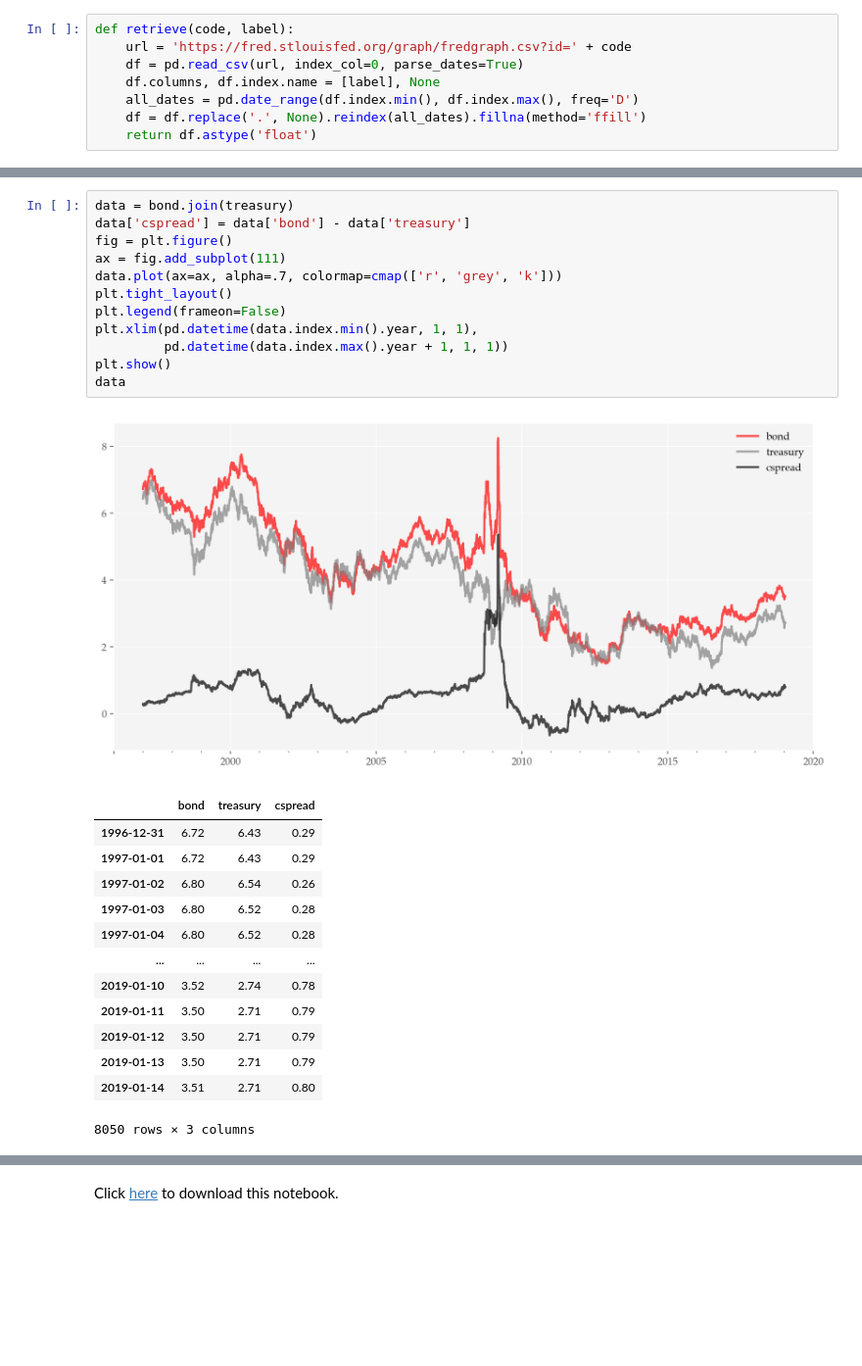
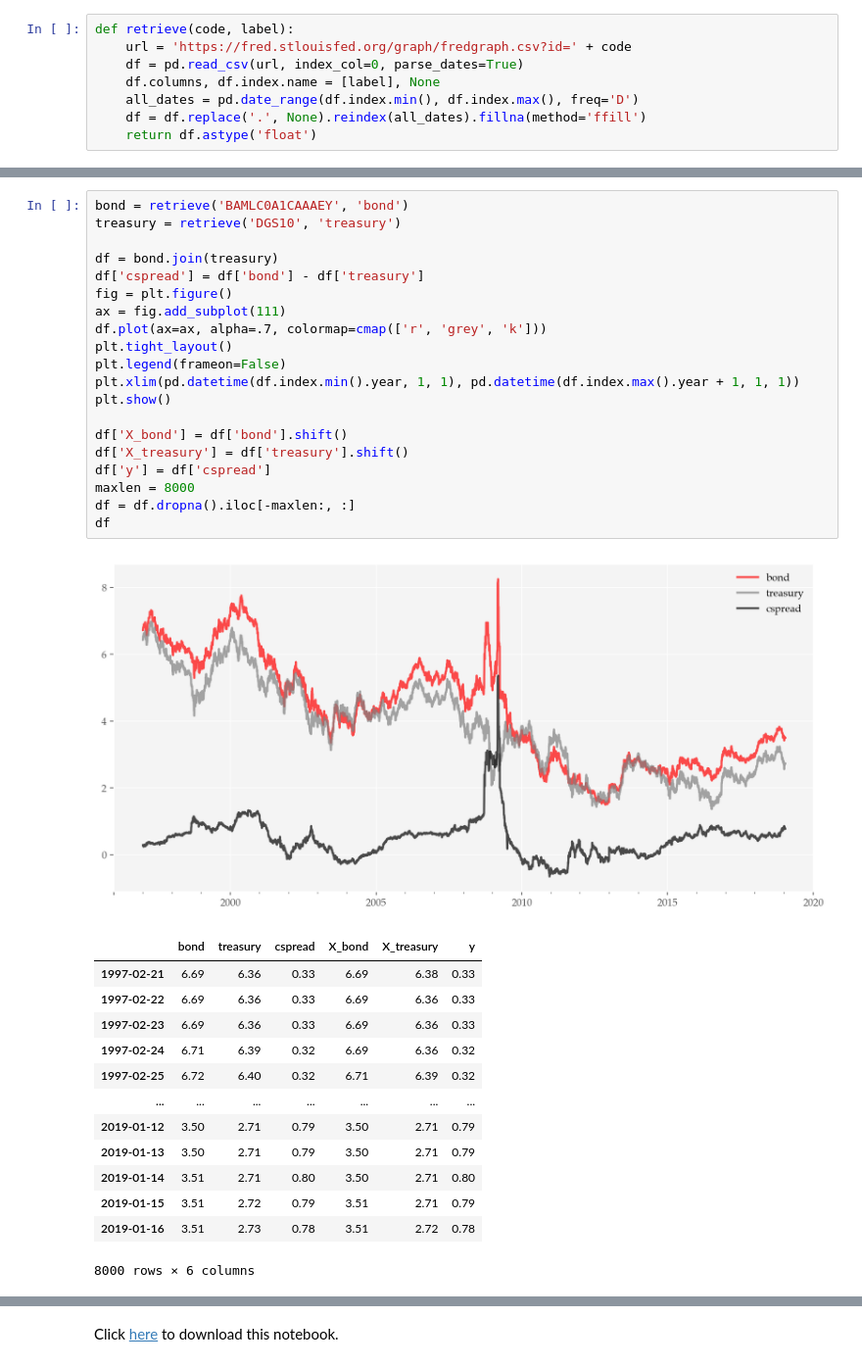
Before and after one commit to allenfrostline/iaqf2019, a Jupyter notebook: explore.ipynb, the cells around one changed output, grey strips where cells are left out. Shown at 98% size. Cells and saved outputs as stored; diff of their text form; blank space fills up the shorter version.

```diff
--- a/explore.ipynb
+++ b/explore.ipynb
@@ -61,27 +35,35 @@ treasury
 # %%
-data = bond.join(treasury)
-data['cspread'] = data['bond'] - data['treasury']
+bond = retrieve('BAMLC0A1CAAAEY', 'bond')
+treasury = retrieve('DGS10', 'treasury')
+
+df = bond.join(treasury)
+df['cspread'] = df['bond'] - df['treasury']
 fig = plt.figure()
 ax = fig.add_subplot(111)
-data.plot(ax=ax, alpha=.7, colormap=cmap(['r', 'grey', 'k']))
+df.plot(ax=ax, alpha=.7, colormap=cmap(['r', 'grey', 'k']))
 plt.tight_layout()
 plt.legend(frameon=False)
-plt.xlim(pd.datetime(data.index.min().year, 1, 1),
-         pd.datetime(data.index.max().year + 1, 1, 1))
+plt.xlim(pd.datetime(df.index.min().year, 1, 1), pd.datetime(df.index.max().year + 1, 1, 1))
 plt.show()
-data
+
+df['X_bond'] = df['bond'].shift()
+df['X_treasury'] = df['treasury'].shift()
+df['y'] = df['cspread']
+maxlen = 8000
+df = df.dropna().iloc[-maxlen:, :]
+df
 # %% [output]
 [figure]
-|  | bond | treasury | cspread |
-| 1996-12-31 | 6.72 | 6.43 | 0.29 |
-| 1997-01-01 | 6.72 | 6.43 | 0.29 |
-| 1997-01-02 | 6.80 | 6.54 | 0.26 |
-| 1997-01-03 | 6.80 | 6.52 | 0.28 |
-| 1997-01-04 | 6.80 | 6.52 | 0.28 |
-| ... | ... | ... | ... |
-| 2019-01-10 | 3.52 | 2.74 | 0.78 |
-| 2019-01-11 | 3.50 | 2.71 | 0.79 |
-| 2019-01-12 | 3.50 | 2.71 | 0.79 |
-| 2019-01-13 | 3.50 | 2.71 | 0.79 |
-| 2019-01-14 | 3.51 | 2.71 | 0.80 |
+|  | bond | treasury | cspread | X_bond | X_treasury | y |
+| 1997-02-21 | 6.69 | 6.36 | 0.33 | 6.69 | 6.38 | 0.33 |
+| 1997-02-22 | 6.69 | 6.36 | 0.33 | 6.69 | 6.36 | 0.33 |
+| 1997-02-23 | 6.69 | 6.36 | 0.33 | 6.69 | 6.36 | 0.33 |
+| 1997-02-24 | 6.71 | 6.39 | 0.32 | 6.69 | 6.36 | 0.32 |
+| 1997-02-25 | 6.72 | 6.40 | 0.32 | 6.71 | 6.39 | 0.32 |
+| ... | ... | ... | ... | ... | ... | ... |
+| 2019-01-12 | 3.50 | 2.71 | 0.79 | 3.50 | 2.71 | 0.79 |
+| 2019-01-13 | 3.50 | 2.71 | 0.79 | 3.50 | 2.71 | 0.79 |
+| 2019-01-14 | 3.51 | 2.71 | 0.80 | 3.50 | 2.71 | 0.80 |
+| 2019-01-15 | 3.51 | 2.72 | 0.79 | 3.51 | 2.71 | 0.79 |
+| 2019-01-16 | 3.51 | 2.73 | 0.78 | 3.51 | 2.72 | 0.78 |
-8050 rows × 3 columns
+8000 rows × 6 columns
```
Also changed, not shown: parts of 10 cells of this notebook, 2 other files.
